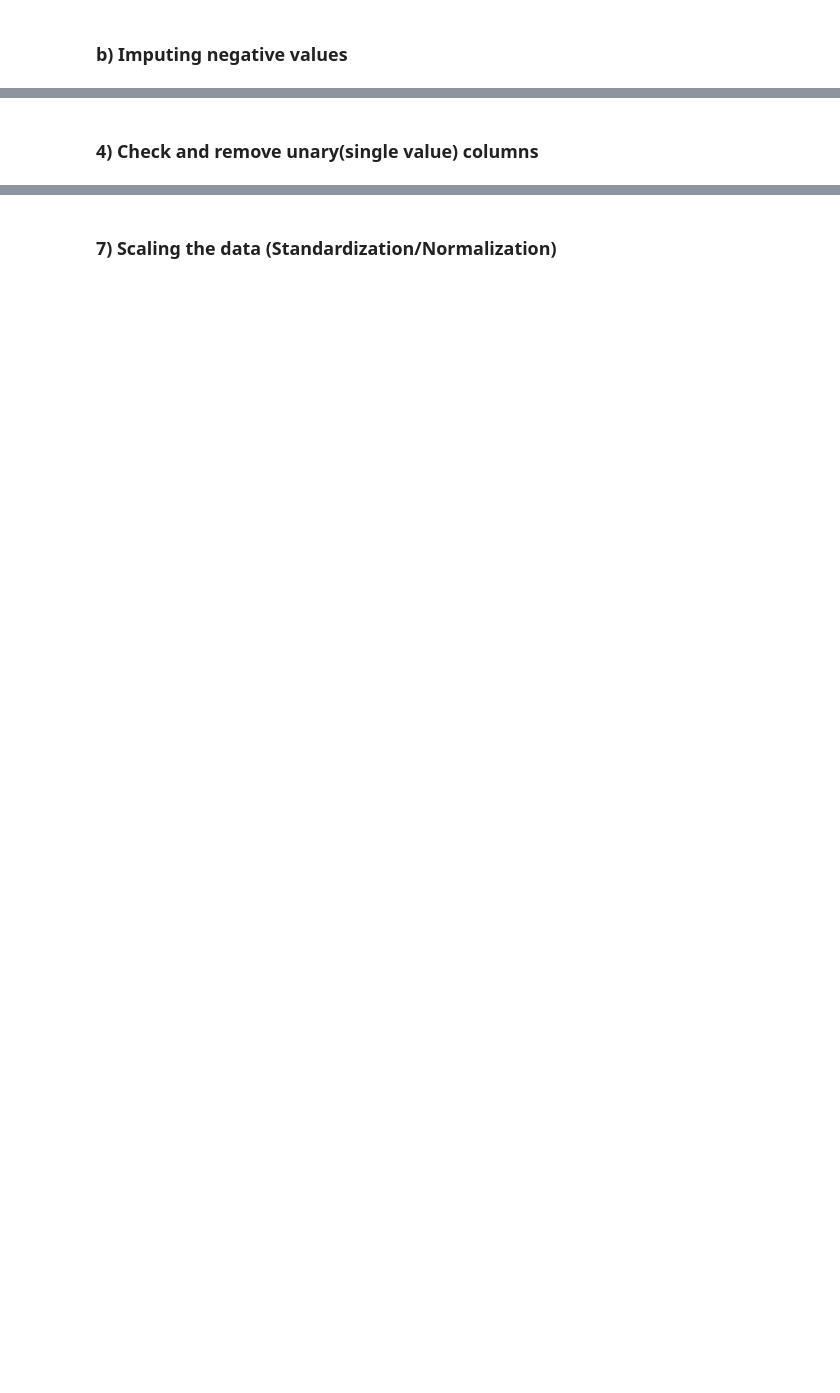
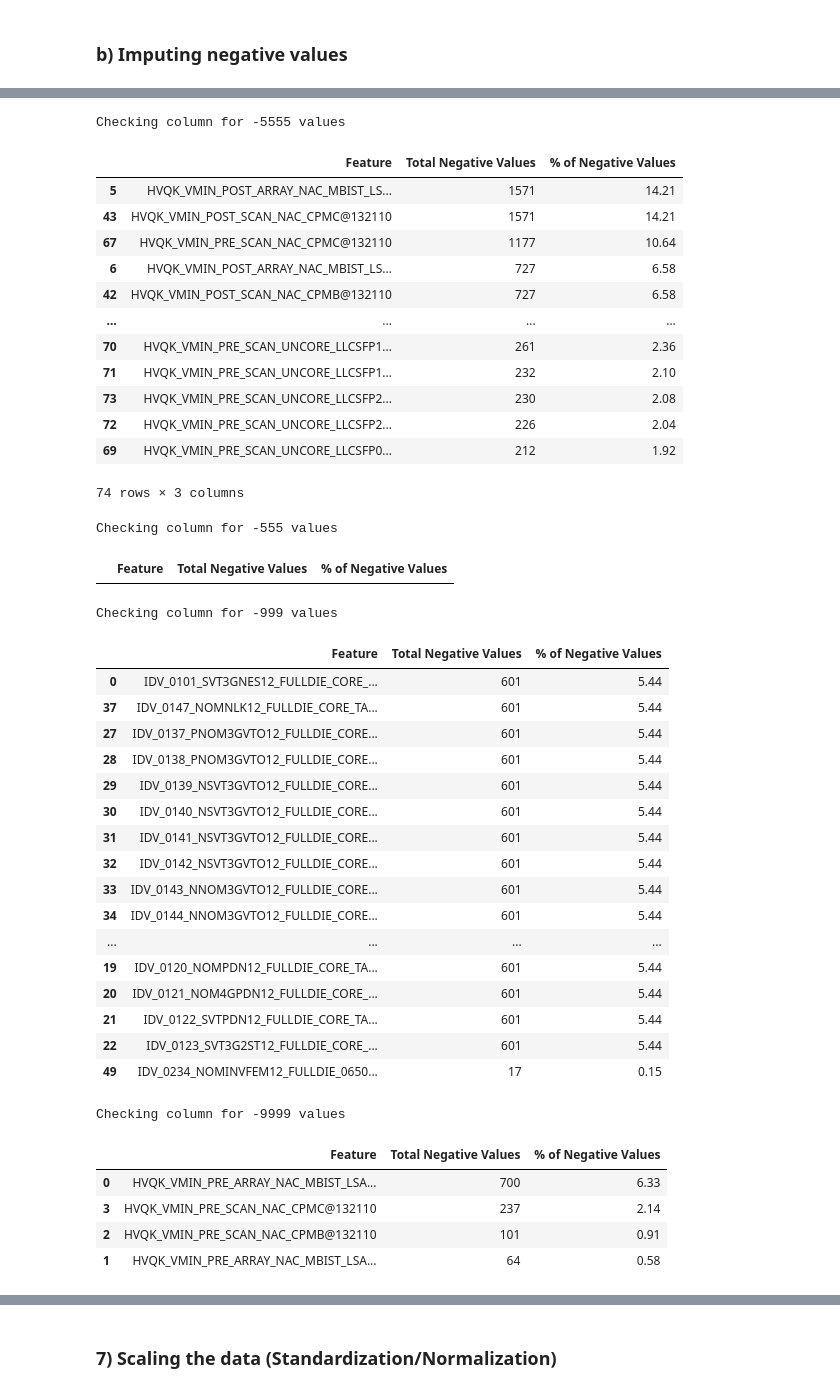
Before and after one commit to NicoleNL/ML-Speckle, a Jupyter notebook: MLSpeckle_20220106.ipynb, the cells around one changed output, grey strips where cells are left out. Drawn from its saved outputs; the diff is of its cells as text; code cells hidden in the pictures; blank space fills up the shorter version.

```diff
--- a/MLSpeckle_20220106.ipynb
+++ b/MLSpeckle_20220106.ipynb
@@ -524,4 +835,0 @@ df
-# %%
-#Negative 9999 imputation with median
-df = Negative_value_impute(df,value=-9999,imptype="median")
-df
@@ -542,4 +835,0 @@ df
-# %%
-#Negative -555 imputation with median
-df = Negative_value_impute(df,value=-555,imptype="median")
-df
@@ -588,2 +835,0 @@ df_negative
-# %% [markdown]
-### 4) Check and remove unary(single value) columns
@@ -593,0 +858,51 @@ df = pd.read_csv(path+"df_NegativeValueHandled.csv")
+# %%
+# X_train
+print("Checking column for -5555 values")
+display(check_col_negative(X_train,value= -5555))
+print("Checking column for -555 values")
+display(check_col_negative(X_train,value= -555))
+print("Checking column for -999 values")
+display(check_col_negative(X_train,value= -999))
+print("Checking column for -9999 values")
+display(check_col_negative(X_train,value = -9999))
+# %% [output]
+Checking column for -5555 values
+|  | Feature | Total Negative Values | % of Negative Values |
+| 5 | HVQK_VMIN_POST_ARRAY_NAC_MBIST_LS... | 1571 | 14.21 |
+| 43 | HVQK_VMIN_POST_SCAN_NAC_CPMC@132110 | 1571 | 14.21 |
+| 67 | HVQK_VMIN_PRE_SCAN_NAC_CPMC@132110 | 1177 | 10.64 |
+| 6 | HVQK_VMIN_POST_ARRAY_NAC_MBIST_LS... | 727 | 6.58 |
+| 42 | HVQK_VMIN_POST_SCAN_NAC_CPMB@132110 | 727 | 6.58 |
+| ... | ... | ... | ... |
+| 70 | HVQK_VMIN_PRE_SCAN_UNCORE_LLCSFP1... | 261 | 2.36 |
+| 71 | HVQK_VMIN_PRE_SCAN_UNCORE_LLCSFP1... | 232 | 2.10 |
+| 73 | HVQK_VMIN_PRE_SCAN_UNCORE_LLCSFP2... | 230 | 2.08 |
+| 72 | HVQK_VMIN_PRE_SCAN_UNCORE_LLCSFP2... | 226 | 2.04 |
+| 69 | HVQK_VMIN_PRE_SCAN_UNCORE_LLCSFP0... | 212 | 1.92 |
+74 rows × 3 columns
+Checking column for -555 values
+|  | Feature | Total Negative Values | % of Negative Values |
+Checking column for -999 values
+|  | Feature | Total Negative Values | % of Negative Values |
+| 0 | IDV_0101_SVT3GNES12_FULLDIE_CORE_... | 601 | 5.44 |
+| 37 | IDV_0147_NOMNLK12_FULLDIE_CORE_TA... | 601 | 5.44 |
+| 27 | IDV_0137_PNOM3GVTO12_FULLDIE_CORE... | 601 | 5.44 |
+| 28 | IDV_0138_PNOM3GVTO12_FULLDIE_CORE... | 601 | 5.44 |
+| 29 | IDV_0139_NSVT3GVTO12_FULLDIE_CORE... | 601 | 5.44 |
+| 30 | IDV_0140_NSVT3GVTO12_FULLDIE_CORE... | 601 | 5.44 |
+| 31 | IDV_0141_NSVT3GVTO12_FULLDIE_CORE... | 601 | 5.44 |
+| 32 | IDV_0142_NSVT3GVTO12_FULLDIE_CORE... | 601 | 5.44 |
+| 33 | IDV_0143_NNOM3GVTO12_FULLDIE_CORE... | 601 | 5.44 |
+| 34 | IDV_0144_NNOM3GVTO12_FULLDIE_CORE... | 601 | 5.44 |
+| ... | ... | ... | ... |
+| 19 | IDV_0120_NOMPDN12_FULLDIE_CORE_TA... | 601 | 5.44 |
+| 20 | IDV_0121_NOM4GPDN12_FULLDIE_CORE_... | 601 | 5.44 |
+| 21 | IDV_0122_SVTPDN12_FULLDIE_CORE_TA... | 601 | 5.44 |
+| 22 | IDV_0123_SVT3G2ST12_FULLDIE_CORE_... | 601 | 5.44 |
+| 49 | IDV_0234_NOMINVFEM12_FULLDIE_0650... | 17 | 0.15 |
+Checking column for -9999 values
+|  | Feature | Total Negative Values | % of Negative Values |
+| 0 | HVQK_VMIN_PRE_ARRAY_NAC_MBIST_LSA... | 700 | 6.33 |
+| 3 | HVQK_VMIN_PRE_SCAN_NAC_CPMC@132110 | 237 | 2.14 |
+| 2 | HVQK_VMIN_PRE_SCAN_NAC_CPMB@132110 | 101 | 0.91 |
+| 1 | HVQK_VMIN_PRE_ARRAY_NAC_MBIST_LSA... | 64 | 0.58 |
```
Also changed, not shown: parts of 169 cells of this notebook.
